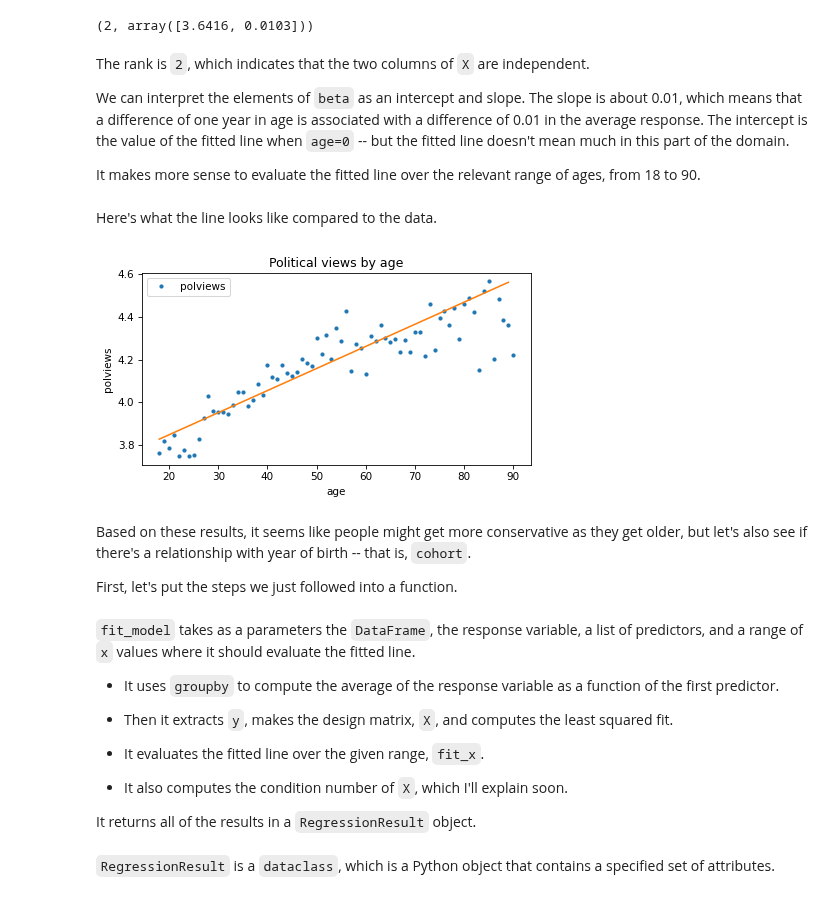
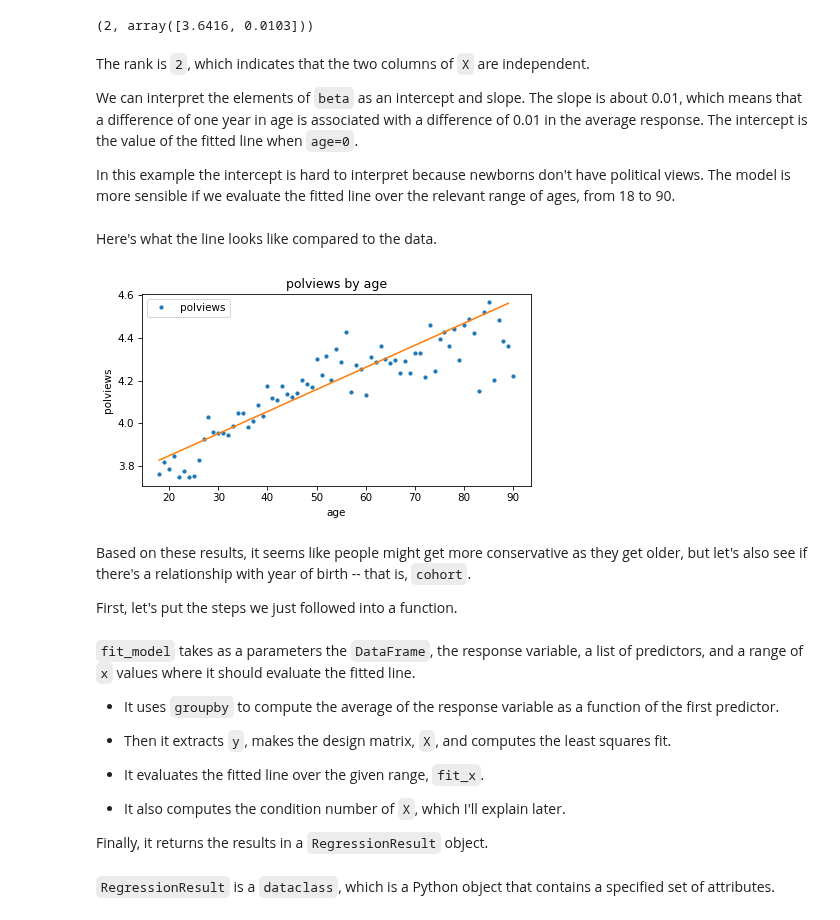
Before and after one commit to AllenDowney/ThinkLinearAlgebra, a Jupyter notebook: soln/regression.ipynb, the cells around one changed output. Drawn from its saved outputs; the diff is of its cells as text; code cells hidden in the pictures.

```diff
--- a/soln/regression.ipynb
+++ b/soln/regression.ipynb
@@ -685,9 +681,10 @@ The rank is `2`, which indicates that the two columns of `X` are independent.
 
 We can interpret the elements of `beta` as an intercept and slope.
 The slope is about 0.01, which means that a difference of one year in age is associated with a difference of 0.01 in the average response.
-The intercept is the value of the fitted line when `age=0` -- but the fitted line doesn't mean much in this part of the domain.
+The intercept is the value of the fitted line when `age=0`.
 
-It makes more sense to evaluate the fitted line over the relevant range of ages, from 18 to 90.
+In this example the intercept is hard to interpret because newborns don't have political views.
+The model is more sensible if we evaluate the fitted line over the relevant range of ages, from 18 to 90.
 # %%
 fit_x = np.arange(18, 90)
 fit_y = add_constant(fit_x) @ beta
@@ -696,10 +693,10 @@ Here's what the line looks like compared to the data.
 # %%
 means_age.plot(style='.')
 plt.plot(fit_x, fit_y)
 
-decorate(xlabel=predictor, ylabel=response, title='Political views by age')
+decorate(xlabel=predictor, ylabel=response, title='polviews by age')
 # %% [output]
-[figure, old version]
+[figure, new version]
 # %% [markdown]
 Based on these results, it seems like people might get more conservative as they get older, but let's also see if there's a relationship with year of birth -- that is, `cohort`.
 
@@ -728,13 +725,13 @@ def fit_model(df, response, predictors, fit_x):
 
 * It uses `groupby` to compute the average of the response variable as a function of the first predictor.
 
-* Then it extracts `y`, makes the design matrix, `X`, and computes the least squared fit.
+* Then it extracts `y`, makes the design matrix, `X`, and computes the least squares fit.
 
 * It evaluates the fitted line over the given range, `fit_x`.
 
-* It also computes the condition number of `X`, which I'll explain soon.
+* It also computes the condition number of `X`, which I'll explain later.
 
-It returns all of the results in a `RegressionResult` object.
+Finally, it returns the results in a `RegressionResult` object.
 # %% [markdown]
 `RegressionResult` is a `dataclass`, which is a Python object that contains a specified set of attributes.
 # %%
```
Also changed, not shown: parts of 59 cells of this notebook.
